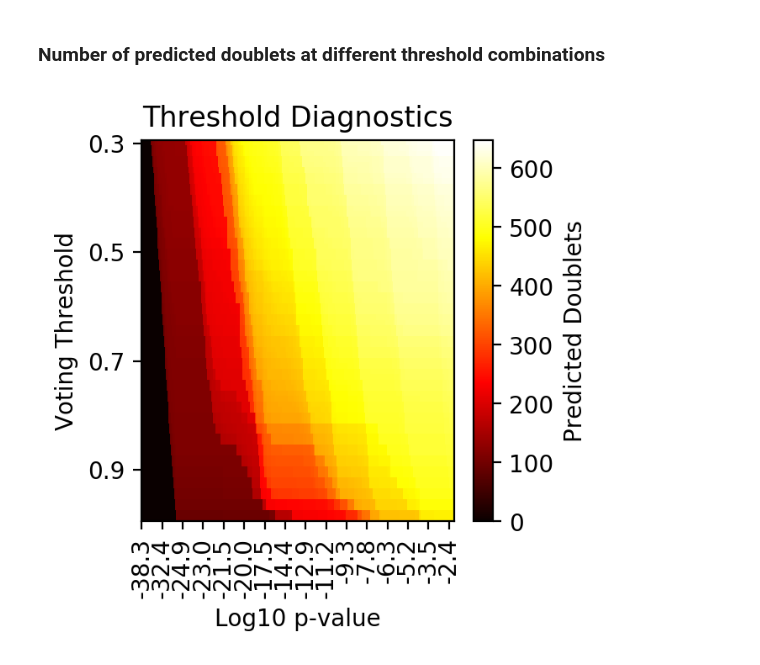
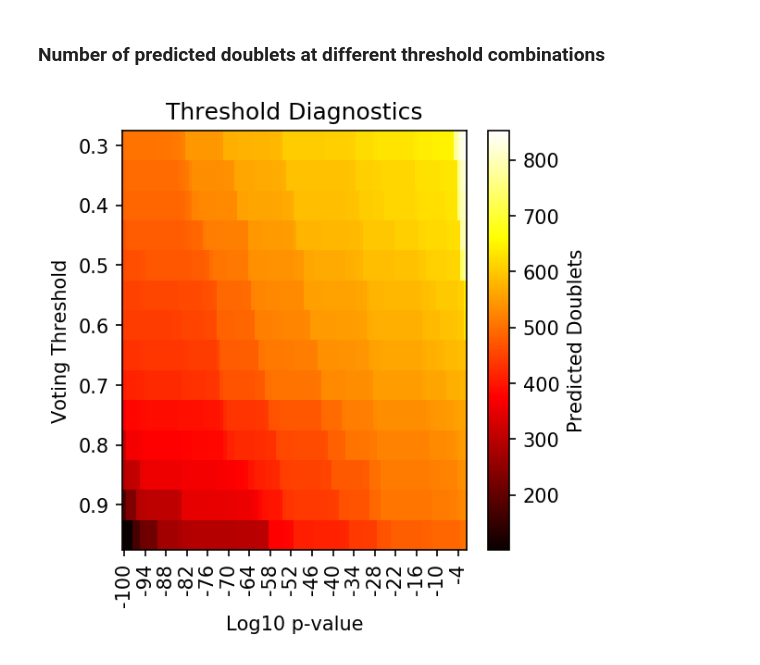
Before and after one commit to JonathanShor/DoubletDetection, a Jupyter notebook: docs/PBMC_8k_vignette.ipynb, the cells around one changed output. Saved outputs shown, nothing was run; the diff lists cells and outputs as text; code cells hidden in the pictures.

```diff
--- a/docs/PBMC_8k_vignette.ipynb
+++ b/docs/PBMC_8k_vignette.ipynb
@@ -34,7 +35,7 @@ Right now, phenograph is a bit talkative, so we capture the output to avoid lots
 clf = doubletdetection.BoostClassifier(n_iters=50)
 
 start = time.time()
-doublets = clf.fit(raw_counts).predict()
+doublets = clf.fit(raw_counts).predict(p_thresh=1e-7, voter_thresh=0.8)
 end = time.time()
 # %%
 print('Time elapsed: {:.2f} seconds, {:.2f}sec/iteration, for {} iterations'.format(end-start, (end-start) / clf.n_iters, clf.n_iters))
@@ -57,6 +59,6 @@ f2, tsne_coords = doubletdetection.plot.tsne(raw_counts, doublets, save='tsne_te
 # %% [markdown]
 ### Number of predicted doublets at different threshold combinations
 # %%
-f3 = doubletdetection.plot.threshold(clf, save='threshold_test.pdf', show=True, p_step=30)
+f3 = doubletdetection.plot.threshold(clf, save='threshold_test.pdf', show=True, p_step=6)
 # %% [output]
-[figure, old version]
+[figure, new version]
```
Also changed, not shown: parts of 6 cells of this notebook, 4 other files.
